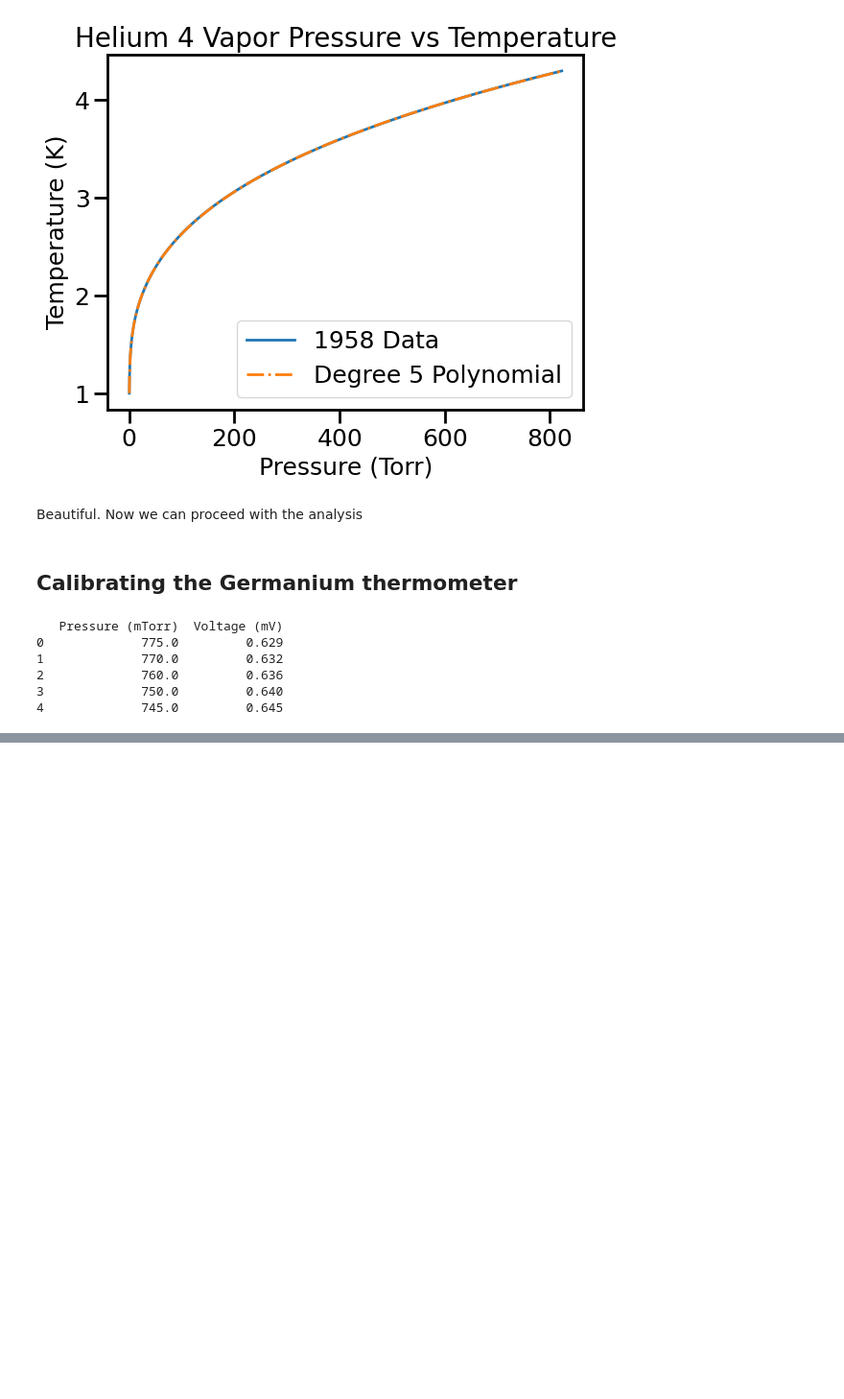
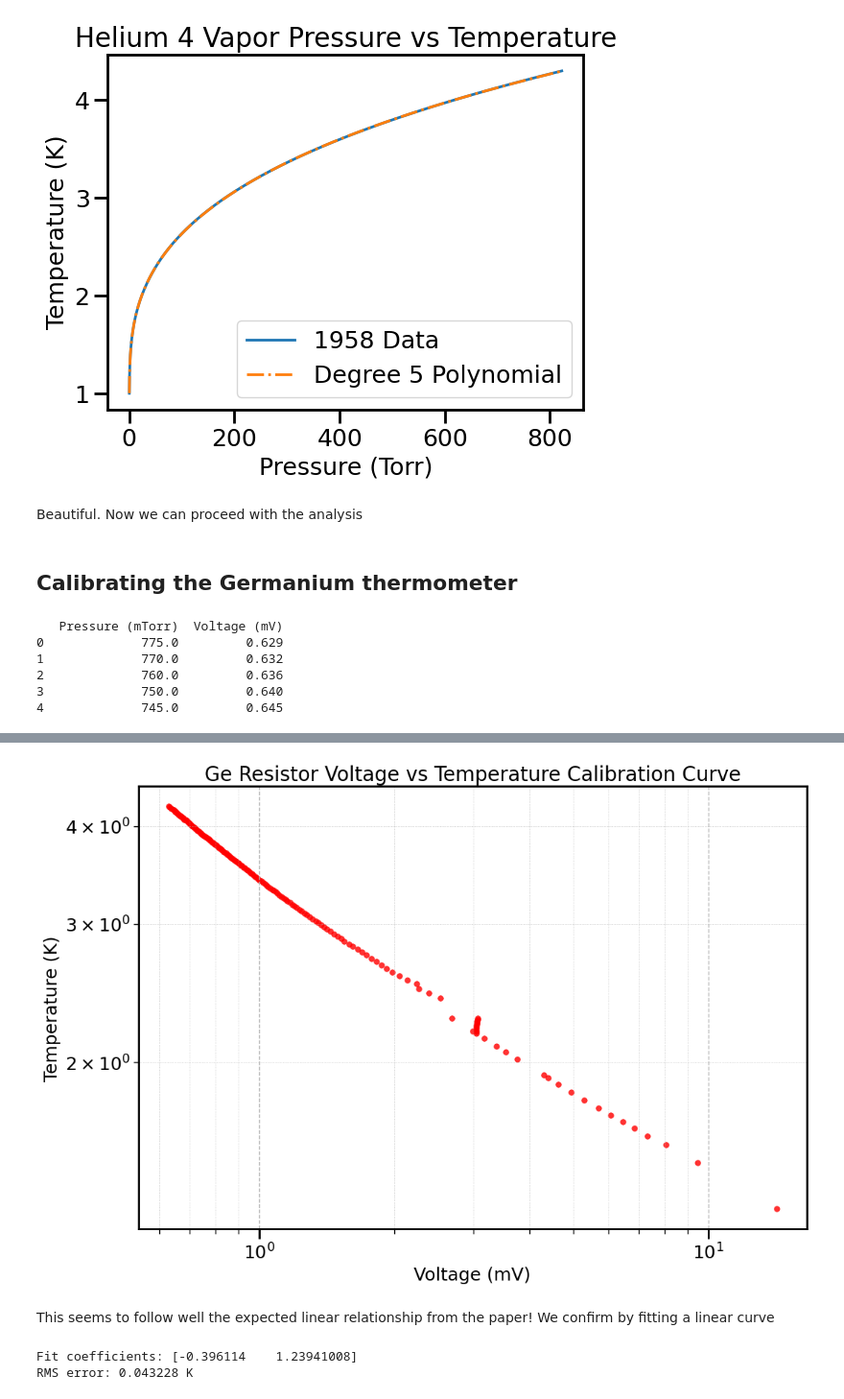
Before and after one commit to jorgegponce/superfluidhelium, a Jupyter notebook: Code/heatCapacity.ipynb, the cells around one changed output, grey strips where cells are left out. Shown at 96% size. Saved outputs shown, nothing was run; the diff lists cells and outputs as text; code cells hidden in the pictures; blank space fills up the shorter version.

```diff
--- a/Code/heatCapacity.ipynb
+++ b/Code/heatCapacity.ipynb
@@ -153,0 +165,52 @@ plt.show()
+# %%
+
+fig, ax = plt.subplots(figsize=(12, 8))
+
+ax.scatter(ge_voltages,
+           ge_temperatures,
+           s=30, color='red', linewidths=0.5, alpha=0.8)
+
+
+ax.set_ylabel('Temperature (K)')
+ax.set_xlabel('Voltage (mV)')
+ax.set_xscale('log')
+ax.set_yscale('log')
+ax.set_title('Ge Resistor Voltage vs Temperature Calibration Curve')
+
+ax.grid(True, which='major', linestyle='--', linewidth=1)
+ax.grid(True, which='minor', linestyle=':', linewidth=0.5)
+
+
+plt.show()
+# %% [output]
+[figure, added]
+# %% [markdown]
+This seems to follow well the expected linear relationship from the paper! We confirm by fitting a linear curve
+# %%
+lnT = np.log(ge_temperatures)
+lnV  = np.log(ge_voltages)
+
+degree = 1
+ge_coeffs = np.polyfit(lnV, lnT , deg=degree)
+
+# we define a function with the parameters of our model
+def germanium_T_of_V(V):
+    """
+    Return T (K) from a power-law fit:
+    ln(T) = c0 + c1 * ln(V).
+    """
+    lnT_fit = np.polyval(ge_coeffs, np.log(V))
+    return np.exp(lnT_fit)  # Convert ln(T) back to T
+
+
+# we evaluate the model by computing the RMS error
+predictions = germanium_T_of_V(ge_voltages)
+
+errors = predictions - ge_temperatures
+rms_error = np.sqrt(np.mean(errors**2))
+
+print(f'Fit coefficients: {ge_coeffs}')
+print(f"RMS error: {rms_error:.6f} K")
+# %% [output]
+Fit coefficients: [-0.396114    1.23941008]
+RMS error: 0.043228 K
```
Also changed, not shown: parts of 37 cells of this notebook, 5 other files.
